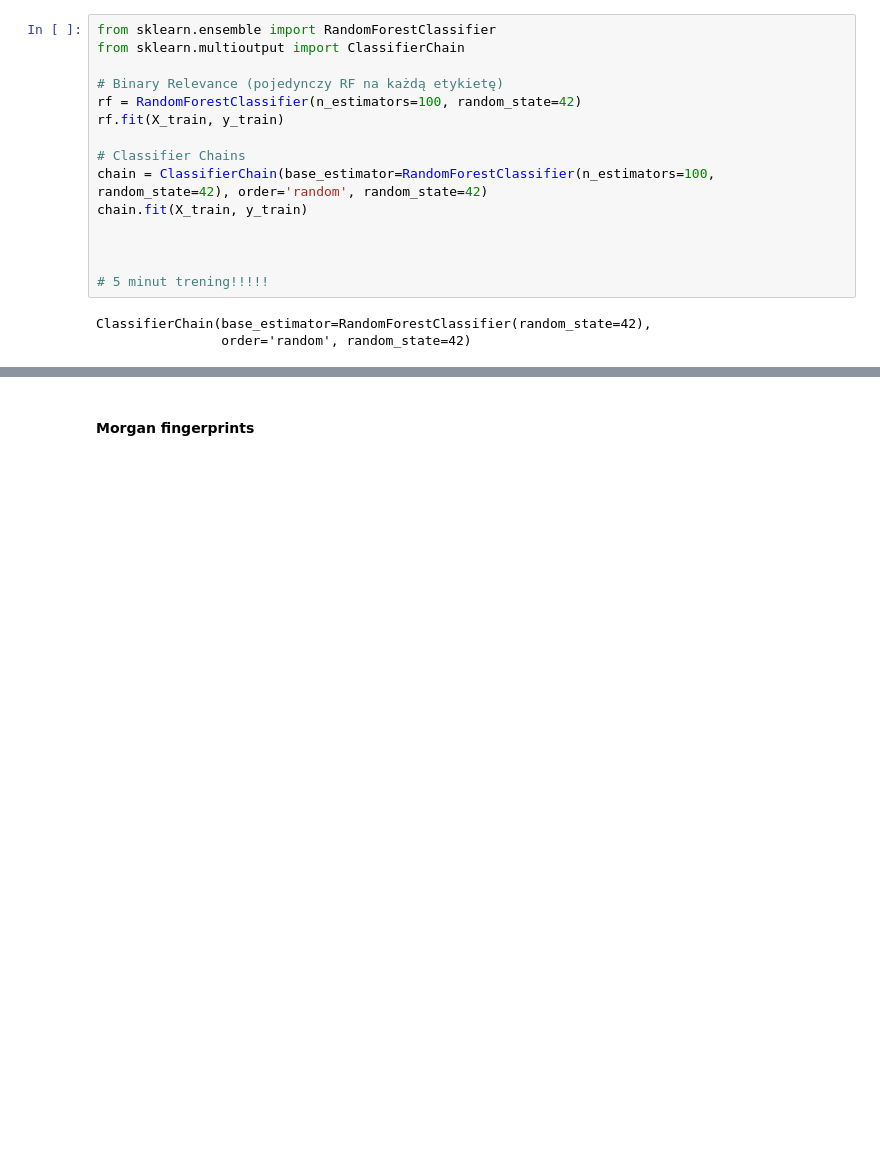
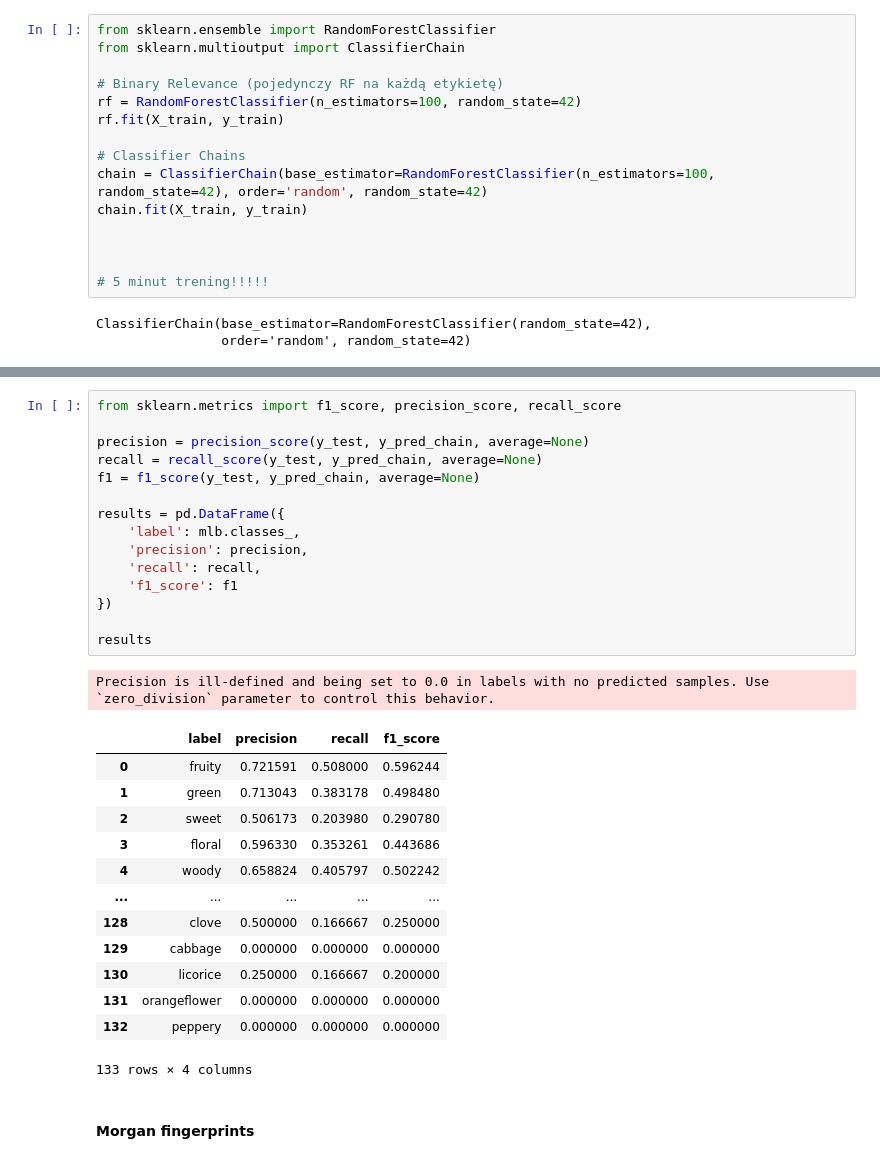
Before and after one commit to cluiverto/osmo, a Jupyter notebook: notebooks/goodscents.ipynb, the cells around one changed output, grey strips where cells are left out. Cells and saved outputs as stored; diff of their text form; blank space fills up the shorter version.

```diff
--- a/notebooks/goodscents.ipynb
+++ b/notebooks/goodscents.ipynb
@@ -370,5 +353,35 @@ Precision is ill-defined and being set to 0.0 in labels with no predicted sample
 | 131 | orangeflower | 0.000000 | 0.000000 | 0.000000 |
 | 132 | peppery | 0.000000 | 0.000000 | 0.000000 |
 133 rows × 4 columns
+# %%
+from sklearn.metrics import f1_score, precision_score, recall_score
+
+precision = precision_score(y_test, y_pred_chain, average=None)
+recall = recall_score(y_test, y_pred_chain, average=None)
+f1 = f1_score(y_test, y_pred_chain, average=None)
+
+results = pd.DataFrame({
+    'label': mlb.classes_,
+    'precision': precision,
+    'recall': recall,
+    'f1_score': f1
+})
+
+results
+# %% [output]
+Precision is ill-defined and being set to 0.0 in labels with no predicted samples. Use `zero_division` parameter to control this behavior.
+|  | label | precision | recall | f1_score |
+| 0 | fruity | 0.721591 | 0.508000 | 0.596244 |
+| 1 | green | 0.713043 | 0.383178 | 0.498480 |
+| 2 | sweet | 0.506173 | 0.203980 | 0.290780 |
+| 3 | floral | 0.596330 | 0.353261 | 0.443686 |
+| 4 | woody | 0.658824 | 0.405797 | 0.502242 |
+| ... | ... | ... | ... | ... |
+| 128 | clove | 0.500000 | 0.166667 | 0.250000 |
+| 129 | cabbage | 0.000000 | 0.000000 | 0.000000 |
+| 130 | licorice | 0.250000 | 0.166667 | 0.200000 |
+| 131 | orangeflower | 0.000000 | 0.000000 | 0.000000 |
+| 132 | peppery | 0.000000 | 0.000000 | 0.000000 |
+133 rows × 4 columns
 # %% [markdown]
 #### Morgan fingerprints
```
Also changed, not shown: parts of 28 cells of this notebook, 4 other files.
